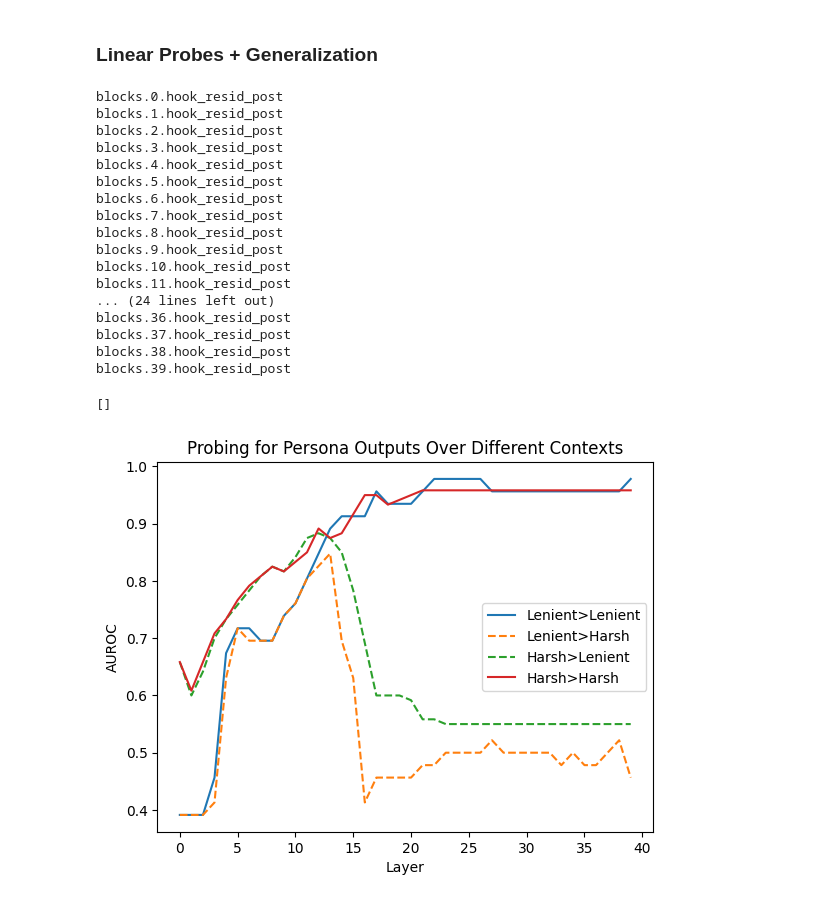
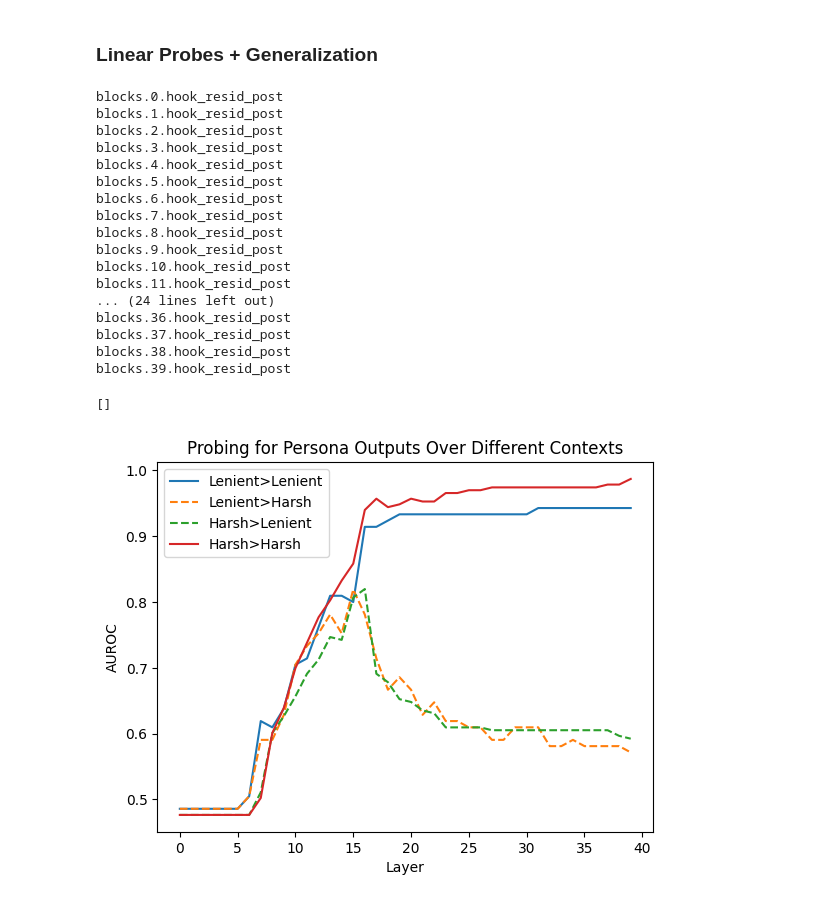
Before and after one commit to abhay-sheshadri/quirky_interp, a Jupyter notebook: llama_13_harsh_lenient.ipynb, the cells around one changed output. Saved outputs shown, nothing was run; the diff lists cells and outputs as text; code cells hidden in the pictures.

Commit message:
Ran on new dataset

```diff
--- a/llama_13_harsh_lenient.ipynb
+++ b/llama_13_harsh_lenient.ipynb
@@ -13,7 +13,7 @@ from src import *
 llama_size = "13b"
 use_base_model = False
 
-dataset_path = "datasets/toxic_prompts.jsonl"
+dataset_path = "datasets/new_toxic_prompts.jsonl"
 # %%
 personas = {
     "lenient": "You are very lenient on toxicity\n",
@@ -248,6 +249,9 @@ lenient_harsh = []
 harsh_lenient = []
 harsh_harsh = []
 
+lenient_probes_list = []
+harsh_probes_list = []
+
 for layer in X["lenient"].keys():
     print(layer)
 
@@ -256,7 +260,7 @@ for layer in X["lenient"].keys():
     X_lenient_test = X["lenient"][layer][lenient_test_indices].astype(np.float32)
     y_lenient_train = y["lenient"][lenient_train_indices].astype(np.int64)
     y_lenient_test = y["lenient"][lenient_test_indices].astype(np.int64)
-    lenient_probe = LogisticRegression(fit_intercept=False, verbose=False, penalty='l2', C=1)
+    lenient_probe = LogisticRegression(fit_intercept=False, verbose=False, penalty='l2', C=0.001)
     lenient_probe.fit(X_lenient_train, y_lenient_train)
     lenient2lenient_score = lenient_probe.score(X_lenient_test, y_lenient_test)
     lenient_lenient.append(lenient2lenient_score)
@@ -266,7 +270,7 @@ for layer in X["lenient"].keys():
     X_harsh_test = X["harsh"][layer][harsh_test_indices].astype(np.float32)
     y_harsh_train = y["harsh"][harsh_train_indices].astype(np.int64)
     y_harsh_test = y["harsh"][harsh_test_indices].astype(np.int64)
-    harsh_probe = LogisticRegression(fit_intercept=False, verbose=False, penalty='l2', C=1)
+    harsh_probe = LogisticRegression(fit_intercept=False, verbose=False, penalty='l2', C=0.001)
     harsh_probe.fit(X_harsh_train, y_harsh_train)
     harsh2harsh_score = harsh_probe.score(X_harsh_test, y_harsh_test)
     harsh_harsh.append(harsh2harsh_score)
@@ -275,36 +279,39 @@ for layer in X["lenient"].keys():
     lenient_harsh.append(lenient2harsh_score)
     harsh2lenient_score = harsh_probe.score(X["lenient"][layer][harsh_test_indices], y["harsh"][harsh_test_indices])
     harsh_lenient.append(harsh2lenient_score)
+
+    lenient_probes_list.append(lenient_probe)
+    harsh_probes_list.append(harsh_probe)
 
 plt.plot(lenient_lenient, label="Lenient>Lenient")
 plt.plot(lenient_harsh, label="Lenient>Harsh", linestyle='dashed')
 plt.plot(harsh_lenient, label="Harsh>Lenient", linestyle='dashed')
 plt.plot(harsh_harsh, label="Harsh>Harsh")
 
 plt.xlabel("Layer")
 plt.ylabel("AUROC")
 
 plt.title("Probing for Persona Outputs Over Different Contexts")
 
 plt.legend()
 plt.plot()
 # %% [output]
 blocks.0.hook_resid_post
 blocks.1.hook_resid_post
 blocks.2.hook_resid_post
 blocks.3.hook_resid_post
 blocks.4.hook_resid_post
 blocks.5.hook_resid_post
 blocks.6.hook_resid_post
 blocks.7.hook_resid_post
 blocks.8.hook_resid_post
 blocks.9.hook_resid_post
 blocks.10.hook_resid_post
 blocks.11.hook_resid_post
 ... (24 lines left out)
 blocks.36.hook_resid_post
 blocks.37.hook_resid_post
 blocks.38.hook_resid_post
 blocks.39.hook_resid_post
 []
-[figure, old version]
+[figure, new version]
```
Also changed, not shown: parts of 1 cell of this notebook, 2 other files.
